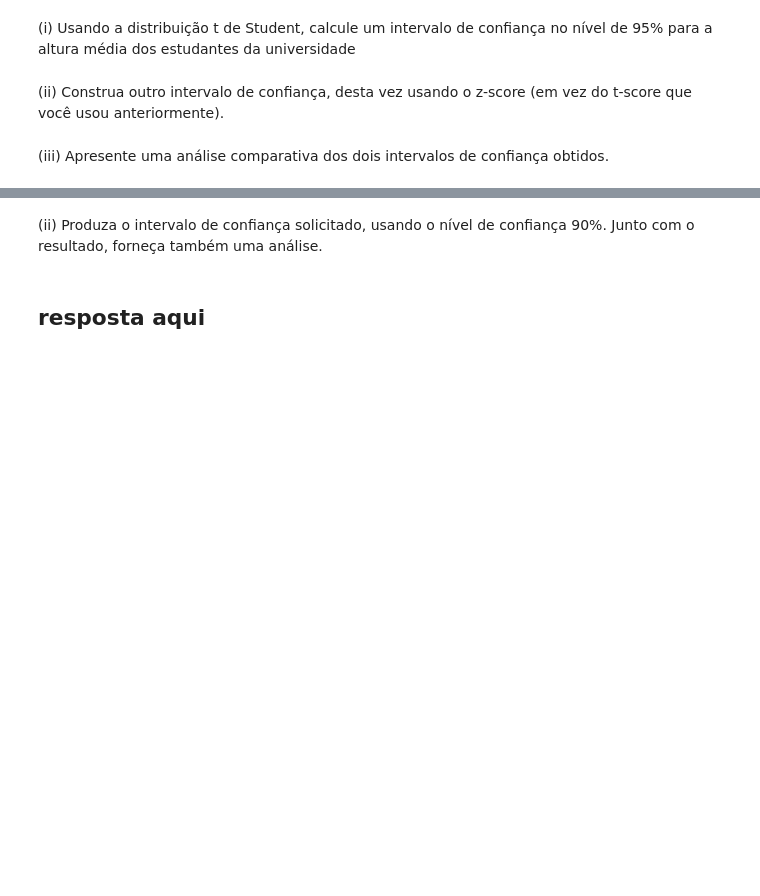
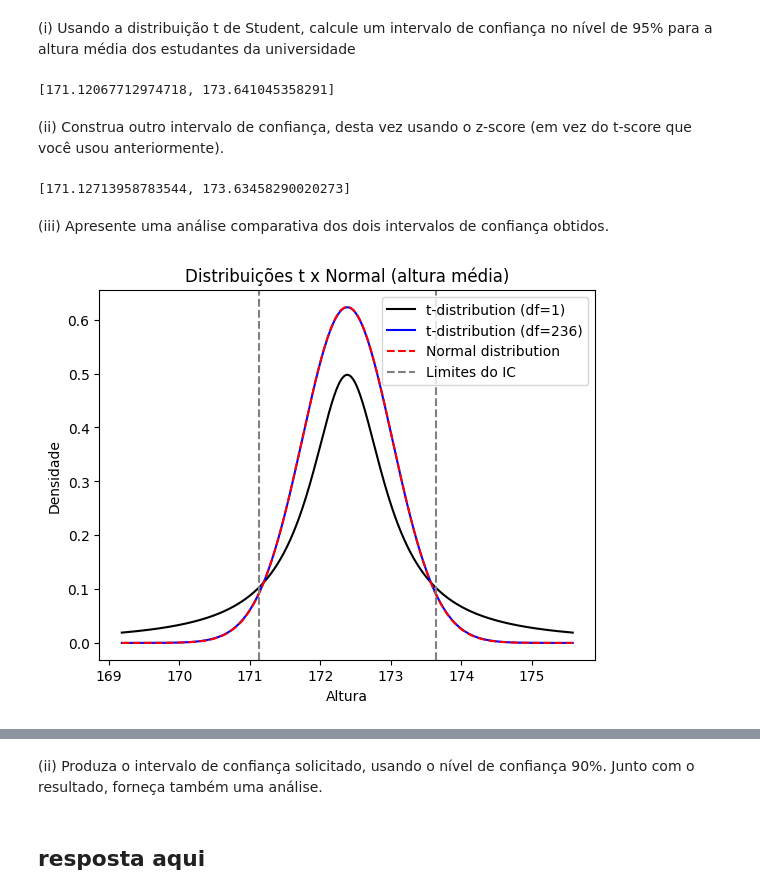
Before and after one commit to stepsbtw/Statistical-Inference, a Jupyter notebook: GCC1625_T1_CAIO_PASSOS_TORKST_FERREIRA.ipynb, the cells around one changed output, grey strips where cells are left out. Cells and saved outputs as stored; diff of their text form; code cells hidden in the pictures; blank space fills up the shorter version.

```diff
--- a/GCC1625_T1_CAIO_PASSOS_TORKST_FERREIRA.ipynb
+++ b/GCC1625_T1_CAIO_PASSOS_TORKST_FERREIRA.ipynb
@@ -568,0 +572,4 @@ Agora, realize o que se pede a seguir
+# %%
+# a variavel de interesse é o Height
+df_height = df["Height"]
+df_height.count() # checando valores nulos
@@ -569,9 +592,54 @@ Agora, realize o que se pede a seguir
 # %% [markdown]
 (i) Usando a distribuição t de Student, calcule um intervalo de confiança
 no nível de 95% para a altura média dos estudantes da universidade
+# %%
+# intervalo de confianca para altura média! USANDO t de student.
+from scipy.stats import t, norm
+
+mu_x = df_height.mean()
+n = df_height.shape[0]
+s = df_height.std(ddof=1) # correcao de bessel
+std_x = s / np.sqrt(n)
+
+'''
+t_score = -t.ppf((1-0.95)/2, df=n-1)
+interval_ = [mu_x - t_score * std_x, mu_x + t_score * std_x]
+print(interval_)
+'''
+
+interval = t.interval(confidence=0.95,loc=mu_x,scale=std_x,df=n-1)
+print([float(interval[0]), float(interval[1])])
+# %% [output]
+[171.12067712974718, 173.641045358291]
 # %% [markdown]
 (ii) Construa outro intervalo de confiança, desta vez usando o z-score (em
 vez do t-score que você usou anteriormente).
+# %%
+interval = st.norm.interval(confidence=0.95,loc=mu_x,scale=std_x)
+print([float(interval[0]), float(interval[1])])
+# %% [output]
+[171.12713958783544, 173.63458290020273]
 # %% [markdown]
 (iii) Apresente uma análise comparativa dos dois intervalos de confiança
 obtidos.
+# %%
+x = np.linspace(mu_x - 5*std_x, mu_x + 5*std_x, 1000)
+
+t_dist_df1 = t.pdf(x, df=1, loc=mu_x, scale=std_x)
+t_dist = t.pdf(x, df=n-1, loc=mu_x, scale=std_x)
+norm_dist = norm.pdf(x, loc=mu_x, scale=std_x)
+
+plt.plot(x, t_dist_df1, color='black', label='t-distribution (df=1)')
+plt.plot(x, t_dist, color='blue', label=f't-distribution (df={n-1})')
+plt.plot(x, norm_dist, color='red', linestyle='dashed', label='Normal distribution')
+
+plt.axvline(interval[0], color='gray', linestyle='--', label='Limites do IC')
+plt.axvline(interval[1], color='gray', linestyle='--')
+
+plt.title("Distribuições t x Normal (altura média)")
+plt.xlabel("Altura")
+plt.ylabel("Densidade")
+plt.legend()
+plt.show()
+# %% [output]
+[figure, added]
```
Also changed, not shown: parts of 13 cells of this notebook.
